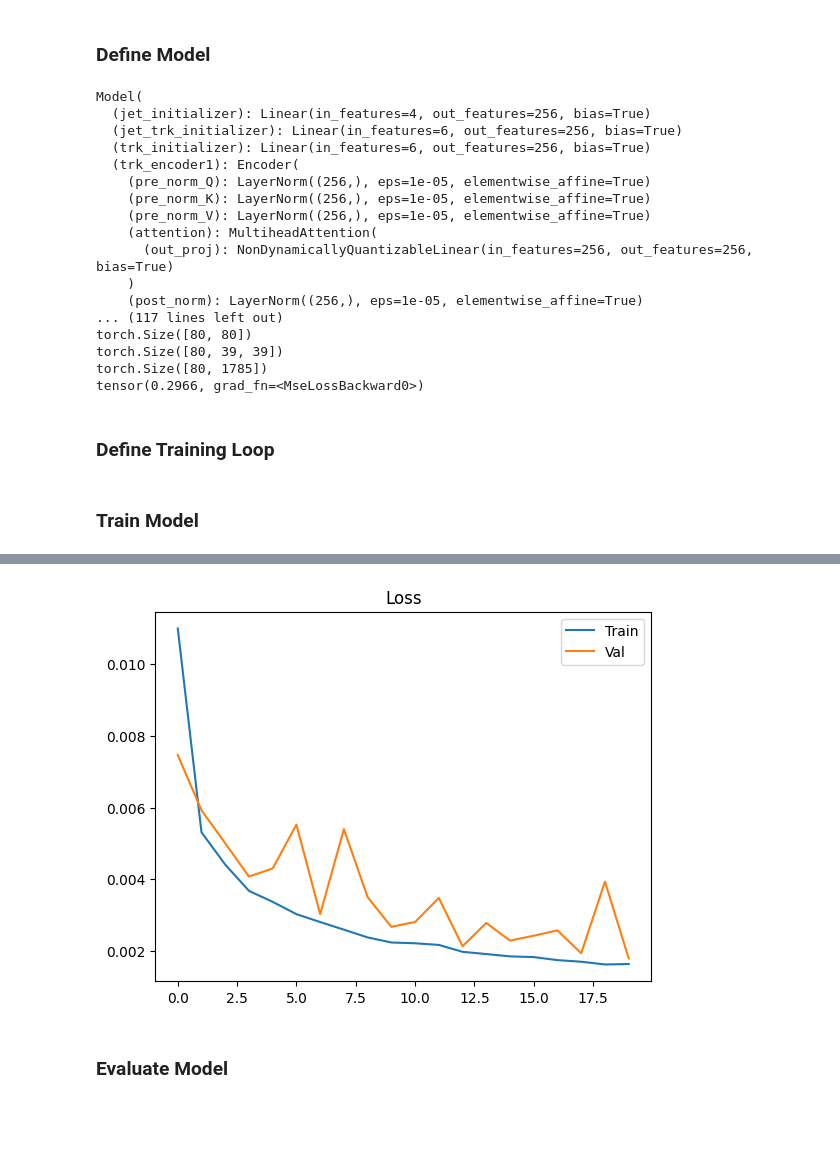
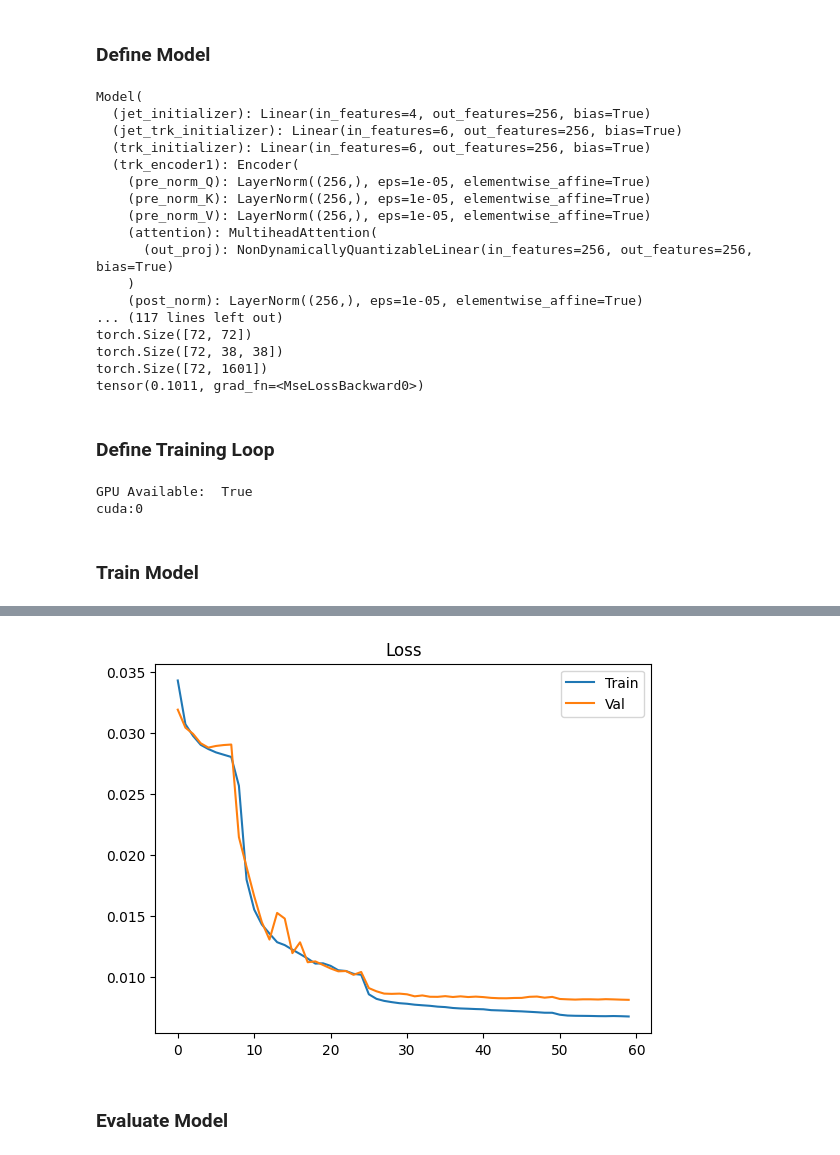
Before and after one commit to LukeV37/Pileup_Project, a Jupyter notebook: models/Jet_Attention_Model.ipynb, the cells around one changed output, grey strips where cells are left out. Saved outputs shown, nothing was run; the diff lists cells and outputs as text; code cells hidden in the pictures; blank space fills up the shorter version.

```diff
--- a/models/Jet_Attention_Model.ipynb
+++ b/models/Jet_Attention_Model.ipynb
@@ -20,7 +20,7 @@ import torch.optim as optim
 # %% [markdown]
 ### Import Preprocessed Data
 # %%
-data = pickle.load( open( "data_v1.pkl", "rb" ) )
+data = pickle.load( open( "datasets/data_ttbar_MG.pkl", "rb" ) )
 X_train, y_train, X_val, y_val, X_test, y_test = data
 # %% [markdown]
 ### Define Model
@@ -50,7 +50,7 @@ class Model(nn.Module):
         super(Model, self).__init__()
 
         self.embed_dim = 256
-        self.num_heads = 4
+        self.num_heads = 8
         self.num_jet_feats = 4
         self.num_trk_feats = 6
 
@@ -151,20 +151,23 @@ Model(
     )
     (post_norm): LayerNorm((256,), eps=1e-05, elementwise_affine=True)
 ... (117 lines left out)
-torch.Size([80, 80])
-torch.Size([80, 39, 39])
-torch.Size([80, 1785])
-tensor(0.2966, grad_fn=<MseLossBackward0>)
+torch.Size([72, 72])
+torch.Size([72, 38, 38])
+torch.Size([72, 1601])
+tensor(0.1011, grad_fn=<MseLossBackward0>)
 # %% [markdown]
 ### Define Training Loop
 # %%
-def train(model, X_train, y_train, X_val, y_val, epochs=40):
+def train(model, optimizer, X_train, y_train, X_val, y_val, epochs=40):
 
     combined_history = []
 
     num_train = len(X_train)
     num_val = len(X_val)
 
+    step_size=25
+    gamma=0.1
+    scheduler = torch.optim.lr_scheduler.StepLR(optimizer, step_size=step_size, gamma=gamma)
     for e in range(epochs):
         model.train()
         cumulative_loss_train = 0
@@ -191,30 +194,38 @@ def train(model, X_train, y_train, X_val, y_val, epochs=40):
 
             cumulative_loss_val+=loss.detach().cpu().numpy().mean()
 
+
+        scheduler.step()
+
         cumulative_loss_val = cumulative_loss_val / num_val
-
         combined_history.append([cumulative_loss_train, cumulative_loss_val])
 
         if e%1==0:
             print('Epoch:',e,'\tTrain Loss:',round(cumulative_loss_train,6),'\tVal Loss:',round(cumulative_loss_val,6))
 
+        if (e+1)%step_size==0:
+            print("\tReducing Step Size by ", gamma)
+
     return np.array(combined_history)
+# %%
+print("GPU Available: ", torch.cuda.is_available())
+device = torch.device("cuda:0" if torch.cuda.is_available() else "cpu")
+print(device)
+print()
+# %% [output]
+GPU Available:  True
+cuda:0
 # %% [markdown]
 ### Train Model
 # %%
-print("GPU Available: ", torch.cuda.is_available())
-device = torch.device("cuda:0" if torch.cuda.is_available() else "cpu")
-print(device)
-print()
-
 model = Model()
 model.to(device)
 
-optimizer = optim.Adam(model.parameters(), lr=0.0001)
+optimizer = optim.AdamW(model.parameters(), lr=0.0001)
 
 loss_fn = nn.MSELoss()
 
-combined_history = train(model, X_train, y_train, X_val, y_val,epochs=20)
+combined_history = train(model, optimizer, X_train, y_train, X_val, y_val,epochs=60)
 
 plt.plot(combined_history[:,0], label="Train")
 plt.plot(combined_history[:,1], label="Val")
@@ -242,4 +253,4 @@ Epoch: 19       Train Loss: 0.001638    Val Loss: 0.001799
-[figure, old version]
+[figure, new version]
 # %% [markdown]
 ### Evaluate Model
 # %%
```
Also changed, not shown: parts of 8 cells of this notebook, 1 other file.
